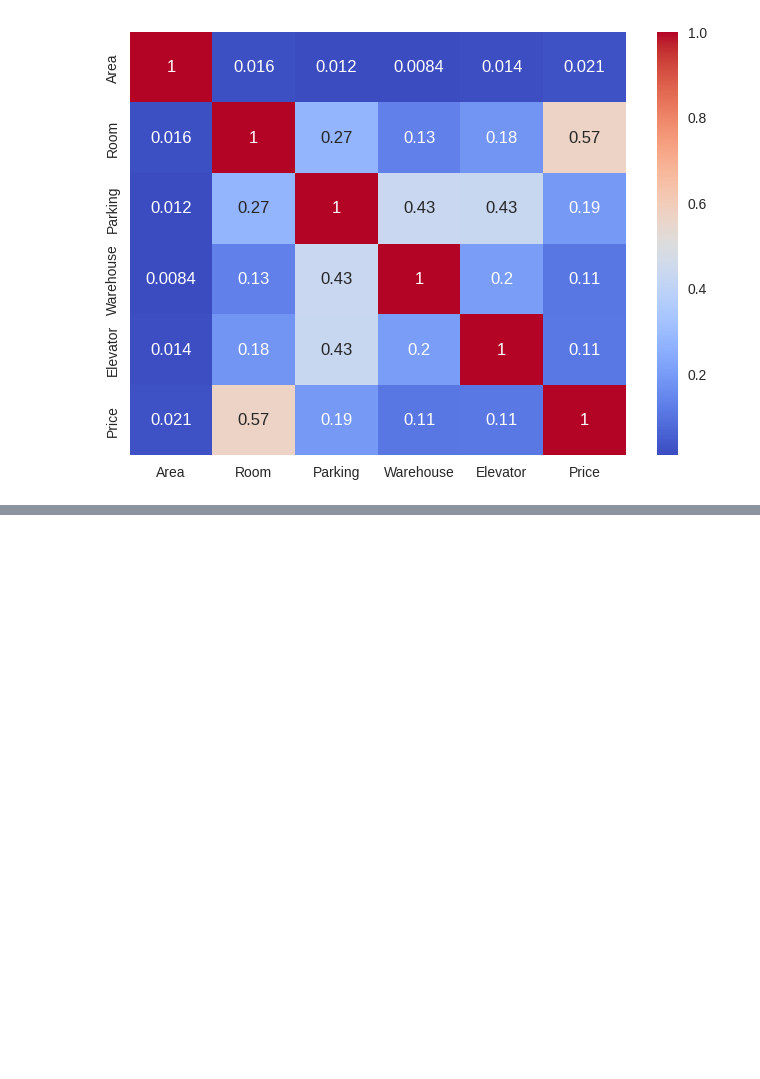
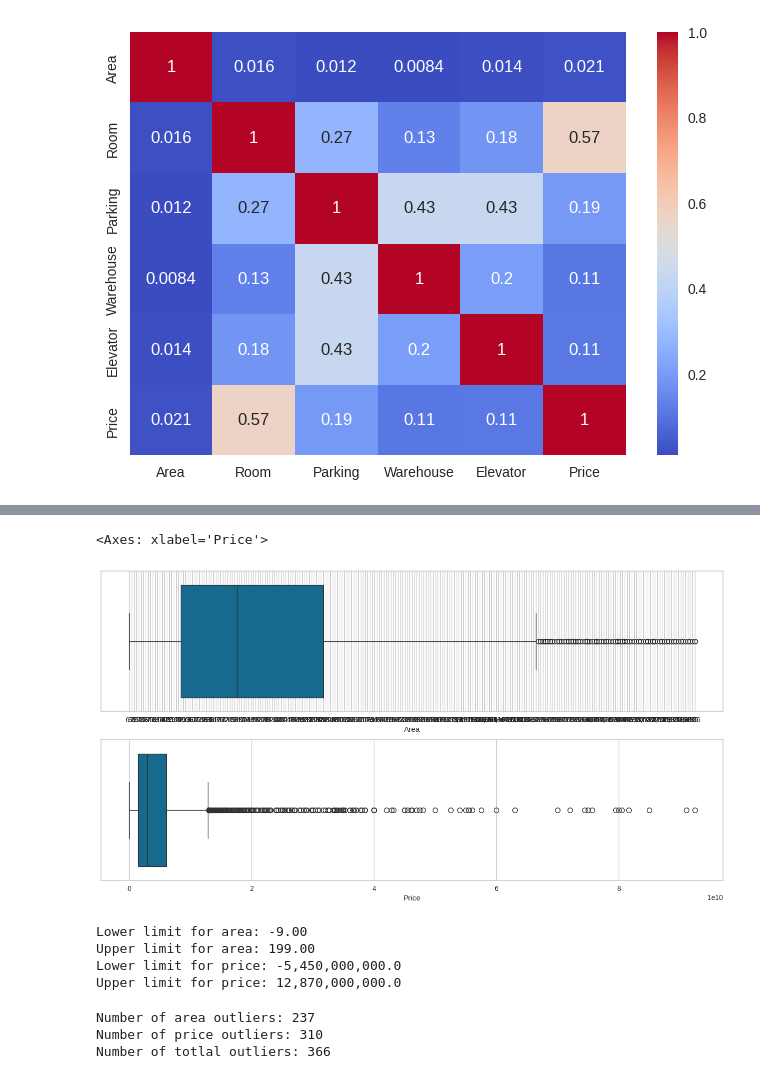
Before and after one commit to fayzi-dev/machin_learning, a Jupyter notebook: Divar_House_Price.ipynb, the cells around one changed output, grey strips where cells are left out. Cells and saved outputs as stored; diff of their text form; code cells hidden in the pictures; blank space fills up the shorter version.

```diff
--- a/Divar_House_Price.ipynb
+++ b/Divar_House_Price.ipynb
@@ -405,0 +437,4 @@ sns.heatmap(df.corr(), annot=True, cmap='coolwarm')
+# %%
+boolean_features = ['Area','Parking', 'Warehouse', 'Elevator']
+df[boolean_features] = df[boolean_features].astype('int64')
+df.info()
@@ -405,0 +456,46 @@ sns.heatmap(df.corr(), annot=True, cmap='coolwarm')
+# %%
+plt.figure(figsize=(16,8))
+
+plt.subplot(2,1,1)
+sns.boxplot(x = df['Area'])
+
+plt.subplot(2,1,2)
+sns.boxplot(x= df['Price'])
+# %% [output]
+<Axes: xlabel='Price'>
+[figure, added]
+# %%
+def lower_upper(x):
+  Q1 = np.percentile(x, 25)
+  Q3 = np.percentile(x, 75)
+  IQR = Q3 - Q1
+  lower = Q1 - 1.5 * IQR
+  upper = Q3 + 1.5 * IQR
+
+  return lower, upper
+
+lower_area, upper_area = lower_upper(df['Area'])
+lower_price, upper_price = lower_upper(df['Price'])
+
+print(f"Lower limit for area: {lower_area:0.2f}")
+print(f"Upper limit for area: {upper_area:0.2f}")
+print(f"Lower limit for price: {lower_price:,}")
+print(f"Upper limit for price: {upper_price:,}")
+# %% [output]
+Lower limit for area: -9.00
+Upper limit for area: 199.00
+Lower limit for price: -5,450,000,000.0
+Upper limit for price: 12,870,000,000.0
+# %%
+area_outliers = np.where(df['Area'] > upper_area)
+price_outliers = np.where(df['Price'] > upper_price)
+
+total_outliers = np.union1d(area_outliers, price_outliers)
+
+print(f"Number of area outliers: {len(df.iloc[area_outliers])}")
+print(f"Number of price outliers: {len(df.iloc[price_outliers])}")
+print(f"Number of totlal outliers: {len(df.iloc[total_outliers])}")
+# %% [output]
+Number of area outliers: 237
+Number of price outliers: 310
+Number of totlal outliers: 366
```
Also changed, not shown: parts of 25 cells of this notebook.
